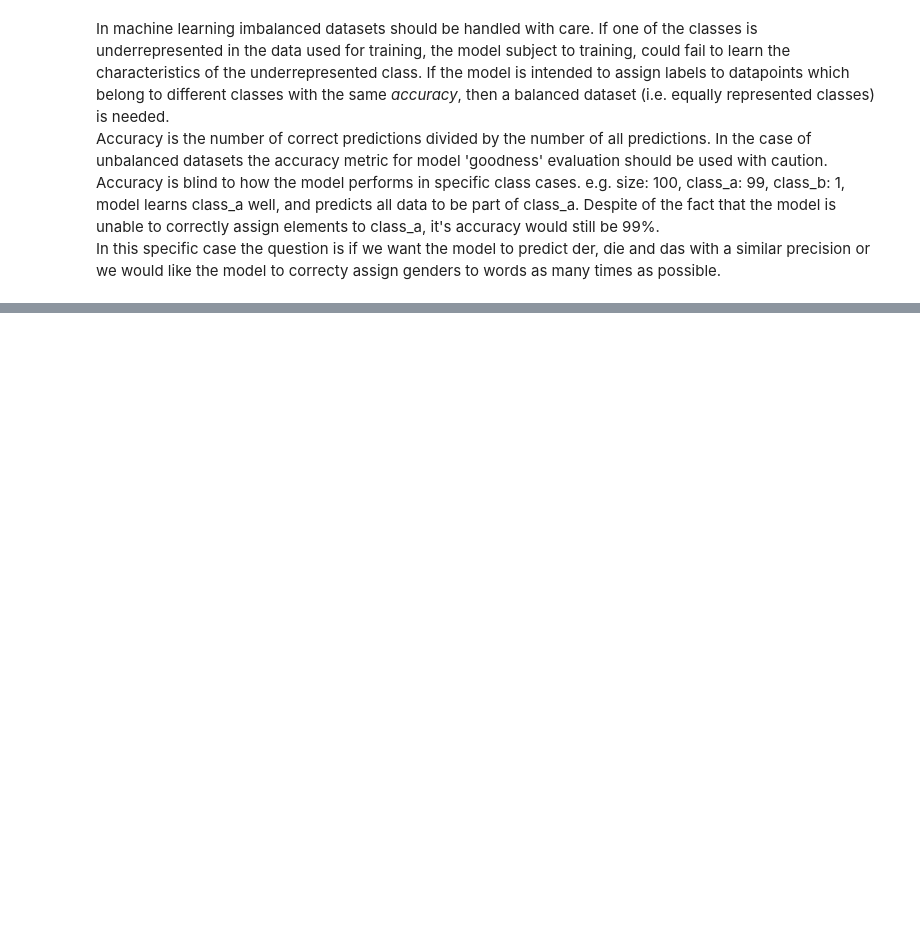
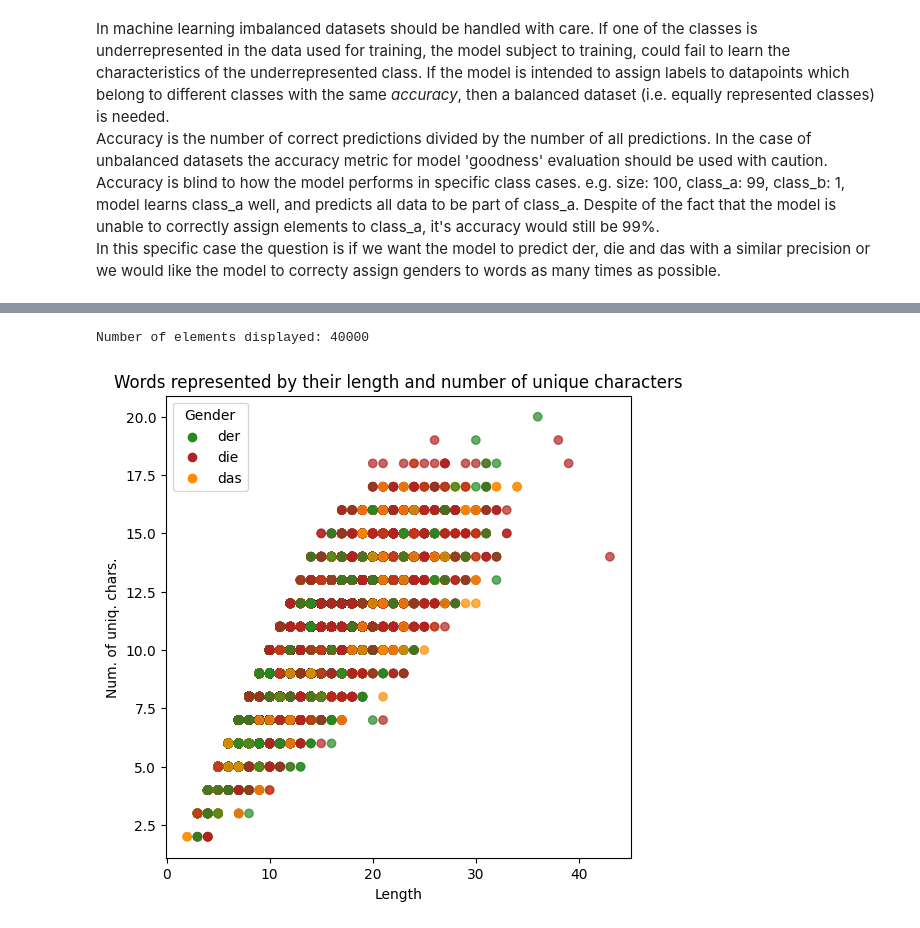
Before and after one commit to zalanfulop/german_nouns, a Jupyter notebook: noun_gender_predict.ipynb, the cells around one changed output, grey strips where cells are left out. Drawn from its saved outputs; the diff is of its cells as text; code cells hidden in the pictures; blank space fills up the shorter version.

```diff
--- a/noun_gender_predict.ipynb
+++ b/noun_gender_predict.ipynb
@@ -348,0 +412,13 @@ df.head(5)
+# %%
+# What is the longest word?
+lengths = df['das_wort'].apply(lambda x: len(x))
+# Also collect the number of unique characters for each
+uniq_chars = df['das_wort'].apply(lambda x: len(set(x)))
+# Get the element with the longest length
+print(f"The longest word is: {df.loc[lengths.idxmax(), 'das_wort']}")
+
+# Add a length column. Display the three longest and their lengths
+df['length'] = lengths
+df['uniq_chars'] = uniq_chars
+df_sorted = df.sort_values(by='length', ascending=False)
+df_sorted.head(3)
@@ -348,0 +433,40 @@ df.head(5)
+# %%
+# Collect N random elements and display them on a scatterplot
+# Color them according to their gender
+# Display legends
+N = 40000
+print(f'Number of elements displayed: {N}')
+df_display = df.sample(n=N, random_state=42)
+
+# Display
+label_map = {'m': 'der', 'f': 'die', 'n': 'das'}
+color_map = {'der': 'forestgreen', 'die': 'firebrick', 'das': 'darkorange'}
+
+# Map the 'die_artikel' column to article labels
+df_display['article_label'] = df_display['die_artikel'].map(label_map)
+
+# Map the article labels to colors
+df_display['color'] = df_display['article_label'].map(color_map)
+
+# Create scatter plot
+fig, ax = plt.subplots(figsize=(6, 6))
+scatter = ax.scatter(
+    df_display['length'],
+    df_display['uniq_chars'],
+    c=df_display['color'],
+    alpha=0.7
+)
+
+# Manually add legend entries for 'der', 'die', and 'das'
+for article, color in color_map.items():
+    ax.scatter([], [], color=color, label=article)
+
+ax.legend(title="Gender")
+
+plt.title('Words represented by their length and number of unique characters')
+plt.xlabel('Length')
+plt.ylabel('Num. of uniq. chars.')
+plt.show()
+# %% [output]
+Number of elements displayed: 40000
+[figure, added]
```
Also changed, not shown: parts of 25 cells of this notebook, 1 other file.
